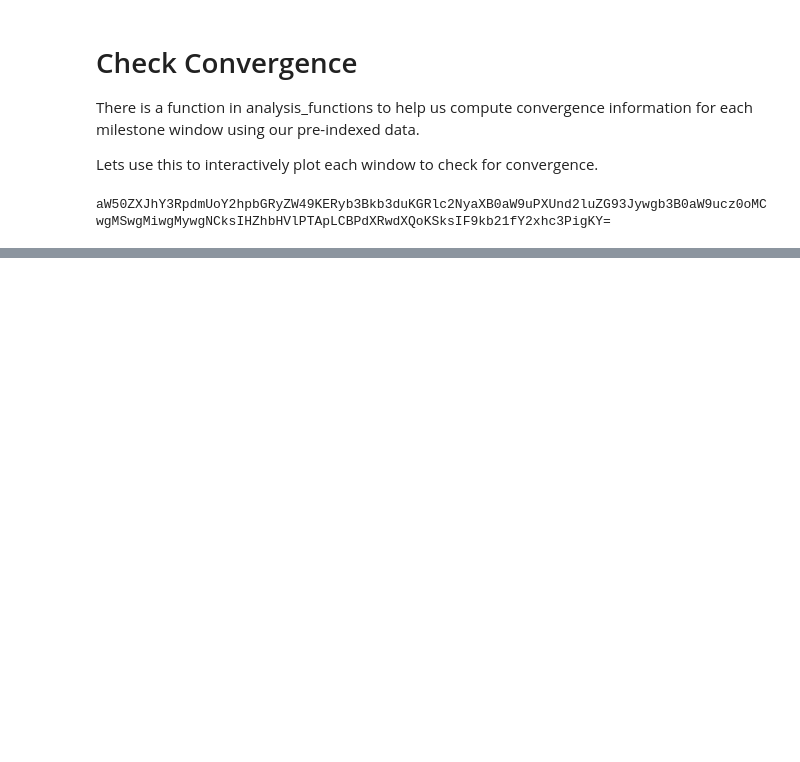
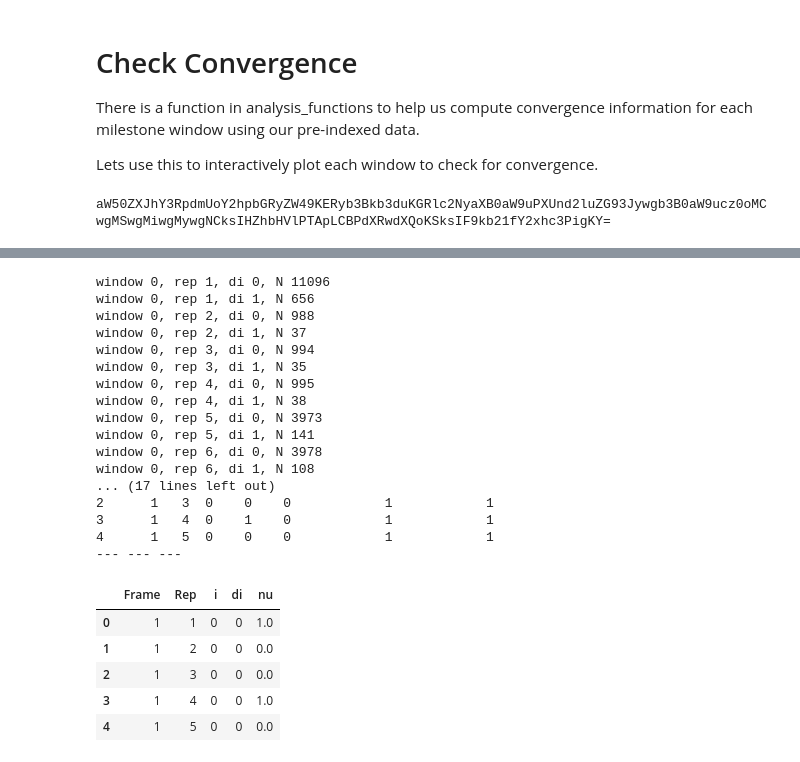
Before and after one commit to wesleymsmith/Milestoning_Analysis, a Jupyter notebook: Analyze_MD_Milestoning_Data.ipynb, the cells around one changed output, grey strips where cells are left out. Drawn from its saved outputs; the diff is of its cells as text; code cells hidden in the pictures; blank space fills up the shorter version.

```diff
--- a/Analyze_MD_Milestoning_Data.ipynb
+++ b/Analyze_MD_Milestoning_Data.ipynb
@@ -665,0 +679,31 @@ aW50ZXJhY3RpdmUoY2hpbGRyZW49KERyb3Bkb3duKGRlc2NyaXB0aW9uPXUnd2luZG93Jywgb3B0aW9u
+# %%
+reload(analysis_functions)
+tempWindow=0
+tempDat=simData[simData.Window==tempWindow]
+outDat=analysis_functions.compute_escape_matrix_row_convergence(
+    tempWindow,tempDat,multiReplica=True,verbose=True)
+outDat.head()
+# %% [output]
+window 0, rep 1, di 0, N 11096
+window 0, rep 1, di 1, N 656
+window 0, rep 2, di 0, N 988
+window 0, rep 2, di 1, N 37
+window 0, rep 3, di 0, N 994
+window 0, rep 3, di 1, N 35
+window 0, rep 4, di 0, N 995
+window 0, rep 4, di 1, N 38
+window 0, rep 5, di 0, N 3973
+window 0, rep 5, di 1, N 141
+window 0, rep 6, di 0, N 3978
+window 0, rep 6, di 1, N 108
+... (17 lines left out)
+2      1   3  0    0    0            1            1
+3      1   4  0    1    0            1            1
+4      1   5  0    0    0            1            1
+--- --- ---
+|  | Frame | Rep | i | di | nu |
+| 0 | 1 | 1 | 0 | 0 | 1.0 |
+| 1 | 1 | 2 | 0 | 0 | 0.0 |
+| 2 | 1 | 3 | 0 | 0 | 0.0 |
+| 3 | 1 | 4 | 0 | 0 | 1.0 |
+| 4 | 1 | 5 | 0 | 0 | 0.0 |
```
Also changed, not shown: parts of 3 cells of this notebook, 1 other file.
